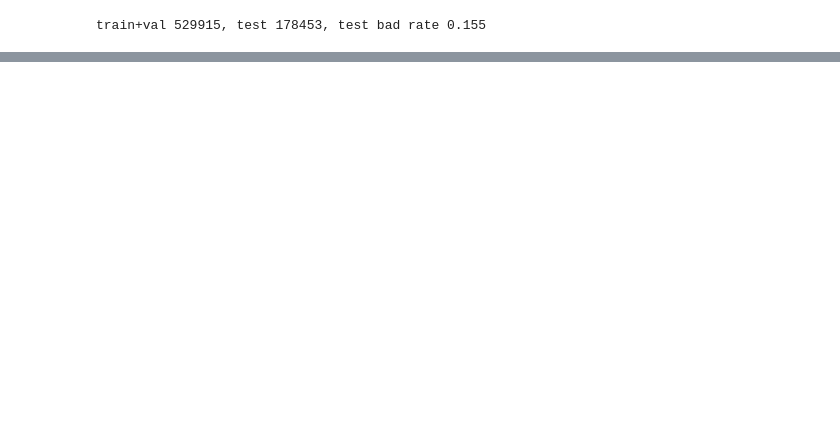
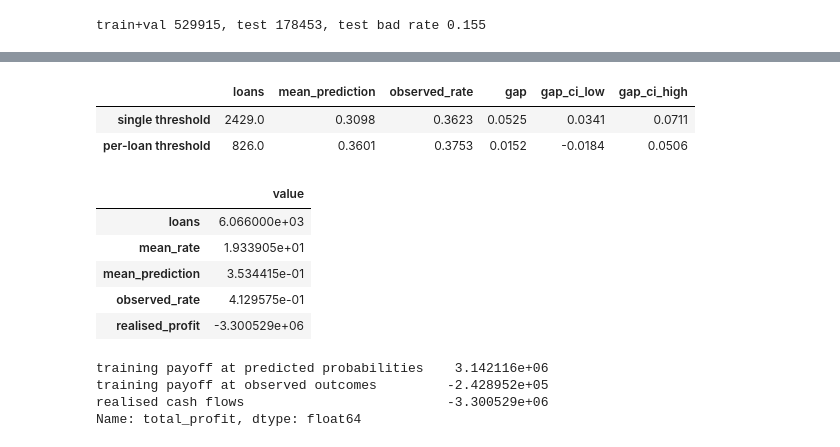
Before and after one commit to EnzoCanonero/credit-risk-end-to-end, a Jupyter notebook: notebooks/25_final_test.ipynb, the cells around one changed output, grey strips where cells are left out. Saved outputs shown, nothing was run; the diff lists cells and outputs as text; code cells hidden in the pictures; blank space fills up the shorter version.

```diff
--- a/notebooks/25_final_test.ipynb
+++ b/notebooks/25_final_test.ipynb
@@ -225,0 +319,56 @@ Name: total_profit, dtype: float64
+# %%
+own_cutoff = breakeven_probability(scored["int_rate"])
+near_cutoff = {
+    "single threshold": (scored["proba"] - c).abs() <= 0.01,
+    "per-loan threshold": (scored["proba"] - own_cutoff).abs() <= 0.01,
+}
+decision_rows = {}
+for name, mask in near_cutoff.items():
+    part = scored[mask]
+    interval = gap_interval(part)
+    decision_rows[name] = {
+        "loans": len(part),
+        "mean_prediction": part["proba"].mean(),
+        "observed_rate": part[TARGET].mean(),
+        "gap": (part[TARGET] - part["proba"]).mean(),
+        "gap_ci_low": interval.low,
+        "gap_ci_high": interval.high,
+    }
+display(pd.DataFrame(decision_rows).T.round(4))
+
+flat = scored["proba"] < c
+per_loan = scored["exp_profit"] > 0
+extra = scored[per_loan & ~flat]
+disagreement = pd.Series({
+    "loans": len(extra),
+    "mean_rate": extra["int_rate"].mean(),
+    "mean_prediction": extra["proba"].mean(),
+    "observed_rate": extra[TARGET].mean(),
+    "realised_profit": extra["realised_profit"].sum(),
+}, name="approved only by per-loan rule")
+display(disagreement.to_frame("value"))
+
+profit_check = pd.Series({
+    "training payoff at predicted probabilities": expected_profit(
+        extra["proba"], extra["loan_amnt"], extra["int_rate"]
+    ).sum(),
+    "training payoff at observed outcomes": expected_profit(
+        extra[TARGET], extra["loan_amnt"], extra["int_rate"]
+    ).sum(),
+    "realised cash flows": extra["realised_profit"].sum(),
+}, name="total_profit")
+profit_check
+# %% [output]
+|  | loans | mean_prediction | observed_rate | gap | gap_ci_low | gap_ci_high |
+| single threshold | 2429.0 | 0.3098 | 0.3623 | 0.0525 | 0.0341 | 0.0711 |
+| per-loan threshold | 826.0 | 0.3601 | 0.3753 | 0.0152 | -0.0184 | 0.0506 |
+|  | value |
+| loans | 6.066000e+03 |
+| mean_rate | 1.933905e+01 |
+| mean_prediction | 3.534415e-01 |
+| observed_rate | 4.129575e-01 |
+| realised_profit | -3.300529e+06 |
+training payoff at predicted probabilities    3.142116e+06
+training payoff at observed outcomes         -2.428952e+05
+realised cash flows                          -3.300529e+06
+Name: total_profit, dtype: float64
```
Also changed, not shown: parts of 18 cells of this notebook, 10 other files.
